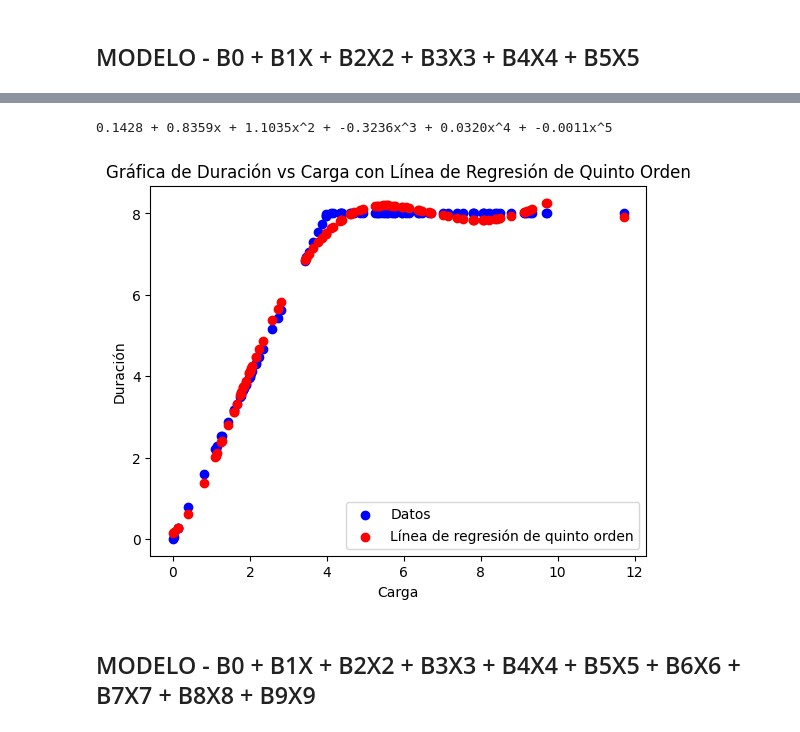
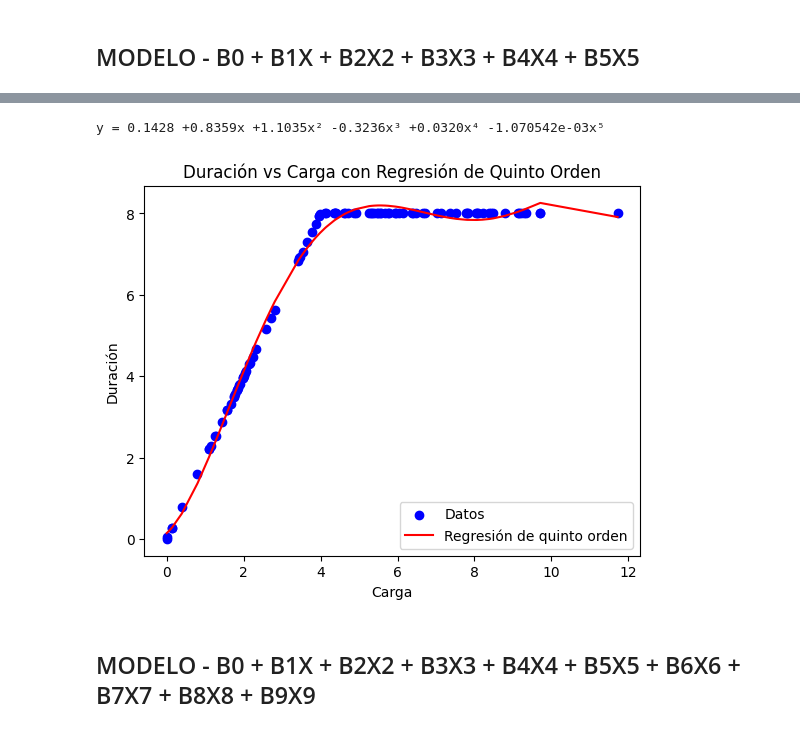
Before and after one commit to carlosnievess/LAB-DE-APRENDIZAJE-ESTAD-STICO, a Jupyter notebook: A01-REGRESIÓNLINEAL.ipynb, the cells around one changed output, grey strips where cells are left out. Saved outputs shown, nothing was run; the diff lists cells and outputs as text; code cells hidden in the pictures.

```diff
--- a/A01-REGRESIÓNLINEAL.ipynb
+++ b/A01-REGRESIÓNLINEAL.ipynb
@@ -1,13 +1,11 @@
 # %% [markdown]
 ## **EJERCICIO CON "bateria_tableta.txt"**
 # %%
-# Leer el archivo "bateria_tableta.txt":
-
+# Leer el archivo "bateria_tableta.txt"
 import pandas as pd
 
-df = pd.read_csv("bateria_tableta.txt")
-
-df
+df_bateria = pd.read_csv("bateria_tableta.txt")
+df_bateria
 # %% [output]
 |  | carga | duracion |
 | 0 | 2.81 | 5.62 |
@@ -42,13 +38,17 @@ plt.show()
 import numpy as np
 from sklearn.linear_model import LinearRegression
 # %%
-# Definimos x y y
-
-x = df[[ 'carga' ]]
-y = df[['duracion']]
+# Variables del ejercicio de batería
+x_bateria = df_bateria[["carga"]]
+y_bateria = df_bateria[["duracion"]]
 # %%
-# Modelo
+# Modelo de primer orden de batería
+modelo_bateria_1 = LinearRegression()
+modelo_bateria_1.fit(x_bateria, y_bateria)
 
-model = LinearRegression()
-model.fit(x, y)
+predicciones_bateria_1 = modelo_bateria_1.predict(x_bateria)
+R2_bateria_1 = modelo_bateria_1.score(x_bateria, y_bateria)
+
+print(f"R² del modelo de primer orden: {R2_bateria_1:.6f}")
+print(f"Porcentaje explicado: {R2_bateria_1 * 100:.2f}%")
 # %% [output]
@@ -103,21 +113,33 @@ B1 a B5: [[ 8.35890085e-01  1.10347381e+00 -3.23550360e-01  3.20123836e-02
 # %%
-# Imprimir la ecuación del modelo de quinto orden
-
-print(f"{lr.intercept_[0]:.4f} + {lr.coef_[0][0]:.4f}x + {lr.coef_[0][1]:.4f}x^2 + {lr.coef_[0][2]:.4f}x^3 + {lr.coef_[0][3]:.4f}x^4 + {lr.coef_[0][4]:.4f}x^5")
+# Ecuación del modelo de quinto orden de batería
+print(
+    f"y = {modelo_bateria_5.intercept_[0]:.4f} "
+    f"{modelo_bateria_5.coef_[0][0]:+.4f}x "
+    f"{modelo_bateria_5.coef_[0][1]:+.4f}x² "
+    f"{modelo_bateria_5.coef_[0][2]:+.4f}x³ "
+    f"{modelo_bateria_5.coef_[0][3]:+.4f}x⁴ "
+    f"{modelo_bateria_5.coef_[0][4]:+.6e}x⁵"
+)
 # %% [output]
-0.1428 + 0.8359x + 1.1035x^2 + -0.3236x^3 + 0.0320x^4 + -0.0011x^5
+y = 0.1428 +0.8359x +1.1035x² -0.3236x³ +0.0320x⁴ -1.070542e-03x⁵
 # %%
-# Gráfica de Duración vs Carga con la línea de regresión
+# Gráfica del modelo de quinto orden de batería
+orden_bateria = np.argsort(x_bateria_v[:, 0])
 
-plt.scatter(x, y, color='blue', label='Datos')
-plt.scatter(x, predicciones, color='red', label='Línea de regresión de quinto orden')
-plt.xlabel('Carga')
-plt.ylabel('Duración')
-plt.title('Gráfica de Duración vs Carga con Línea de Regresión de Quinto Orden')
+plt.scatter(x_bateria_v, y_bateria, color="blue", label="Datos")
+plt.plot(
+    x_bateria_v[orden_bateria],
+    predicciones_bateria_5[orden_bateria],
+    color="red",
+    label="Regresión de quinto orden"
+)
+plt.xlabel("Carga")
+plt.ylabel("Duración")
+plt.title("Duración vs Carga con Regresión de Quinto Orden")
 plt.legend()
 plt.show()
 # %% [output]
-[figure, old version]
+[figure, new version]
 # %% [markdown]
 ## MODELO - B0 + B1X + B2X2 + B3X3 + B4X4 + B5X5 + B6X6 + B7X7 + B8X8 + B9X9
 # %%
```
Also changed, not shown: parts of 20 cells of this notebook.
